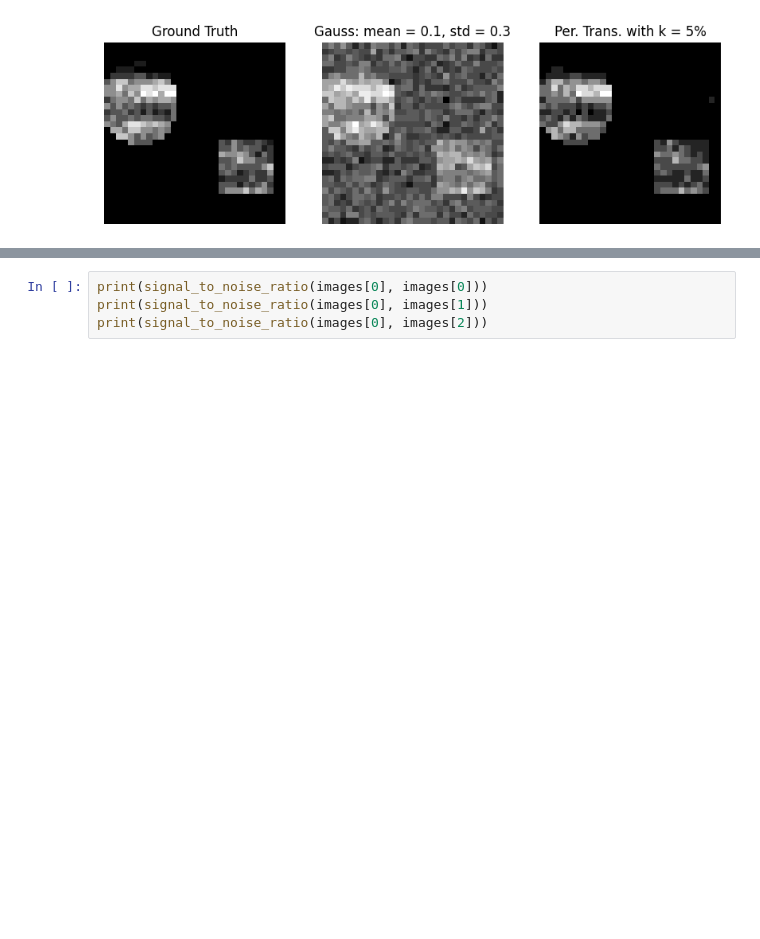
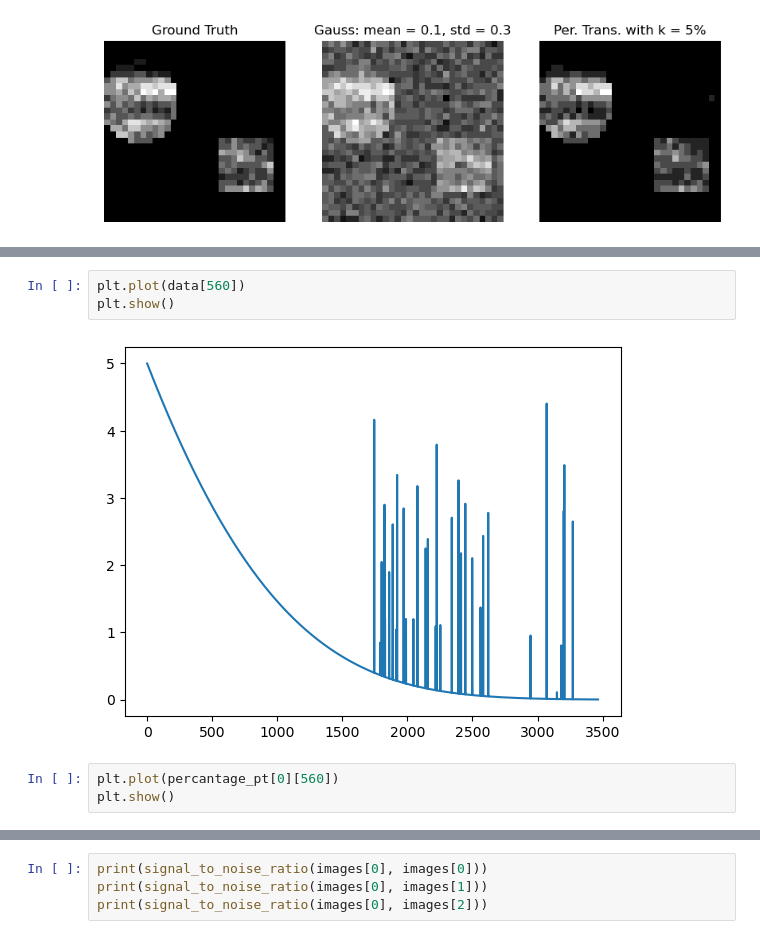
Before and after one commit to klailag/SupervisedTDAMethodForMALDI, a Jupyter notebook: Paper revision/simulation from r.ipynb, the cells around one changed output, grey strips where cells are left out. Drawn from its saved outputs; the diff is of its cells as text; blank space fills up the shorter version.

```diff
--- a/Paper revision/simulation from r.ipynb
+++ b/Paper revision/simulation from r.ipynb
@@ -382,0 +389,8 @@ print(signal_to_noise_ratio(images[0], images[2]))
+# %%
+plt.plot(data[560])
+plt.show()
+# %% [output]
+[figure, added]
+# %%
+plt.plot(percantage_pt[0][560])
+plt.show()
```
Also changed, not shown: parts of 6 cells of this notebook, 6 other files.
